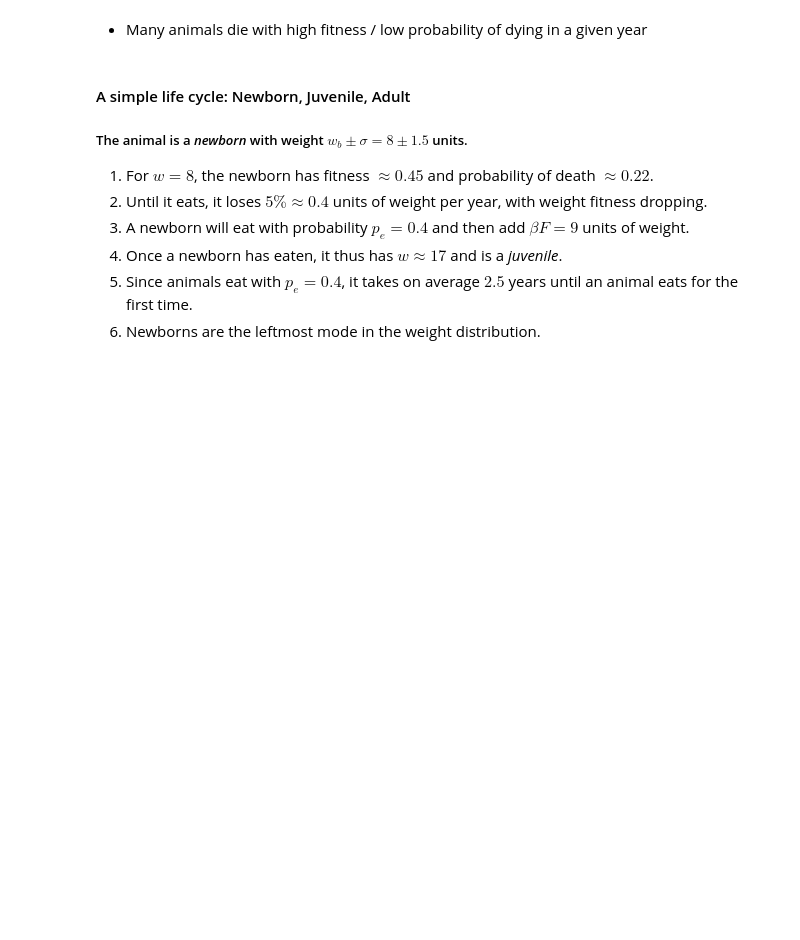
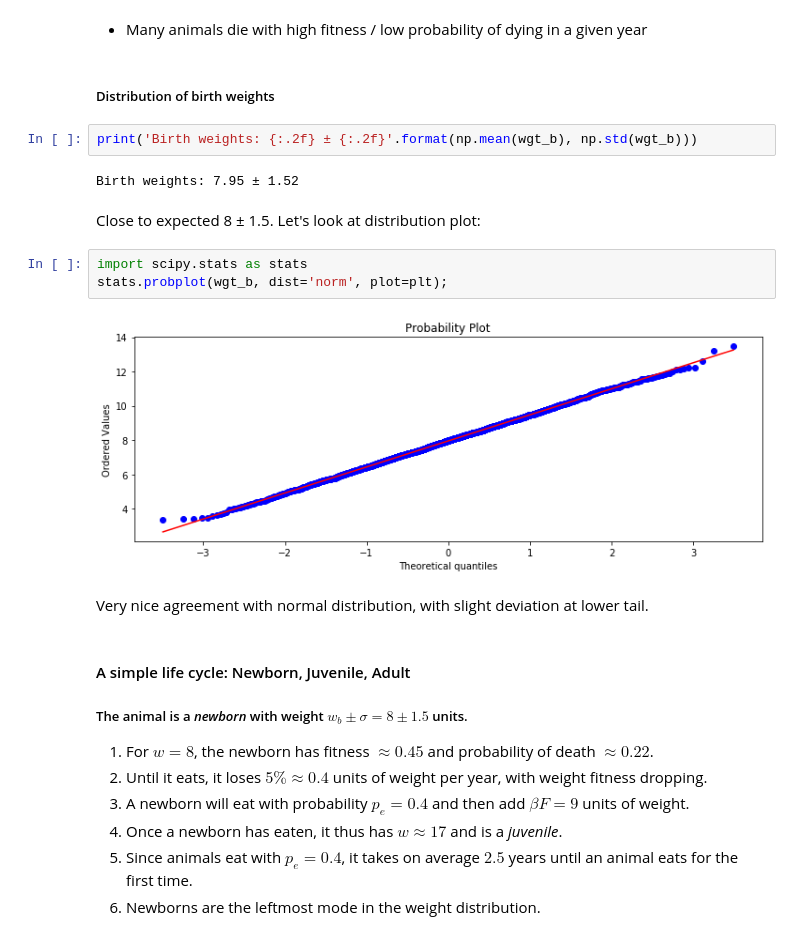
Before and after one commit to heplesser/nmbu_inf200_june2020, a Jupyter notebook: lectures/INF200_H19_J06_ModelDynamics.ipynb, the cells around one changed output. Saved outputs shown, nothing was run; the diff lists cells and outputs as text; blank space fills up the shorter version.

```diff
--- a/lectures/INF200_H19_J06_ModelDynamics.ipynb
+++ b/lectures/INF200_H19_J06_ModelDynamics.ipynb
@@ -561,5 +622,20 @@ plt.title('Probability of dying at death');
 # %% [markdown]
 - Many animals die with high fitness / low probability of dying in a given year
+# %% [markdown]
+##### Distribution of birth weights
+# %%
+print('Birth weights: {:.2f} ± {:.2f}'.format(np.mean(wgt_b), np.std(wgt_b)))
+# %% [output]
+Birth weights: 7.95 ± 1.52
+# %% [markdown]
+Close to expected 8 ± 1.5. Let's look at distribution plot:
+# %%
+import scipy.stats as stats
+stats.probplot(wgt_b, dist='norm', plot=plt);
+# %% [output]
+[figure, added]
+# %% [markdown]
+Very nice agreement with normal distribution, with slight deviation at lower tail.
 # %% [markdown]
 #### A simple life cycle: Newborn, Juvenile, Adult
 
```
Also changed, not shown: parts of 41 cells of this notebook.
